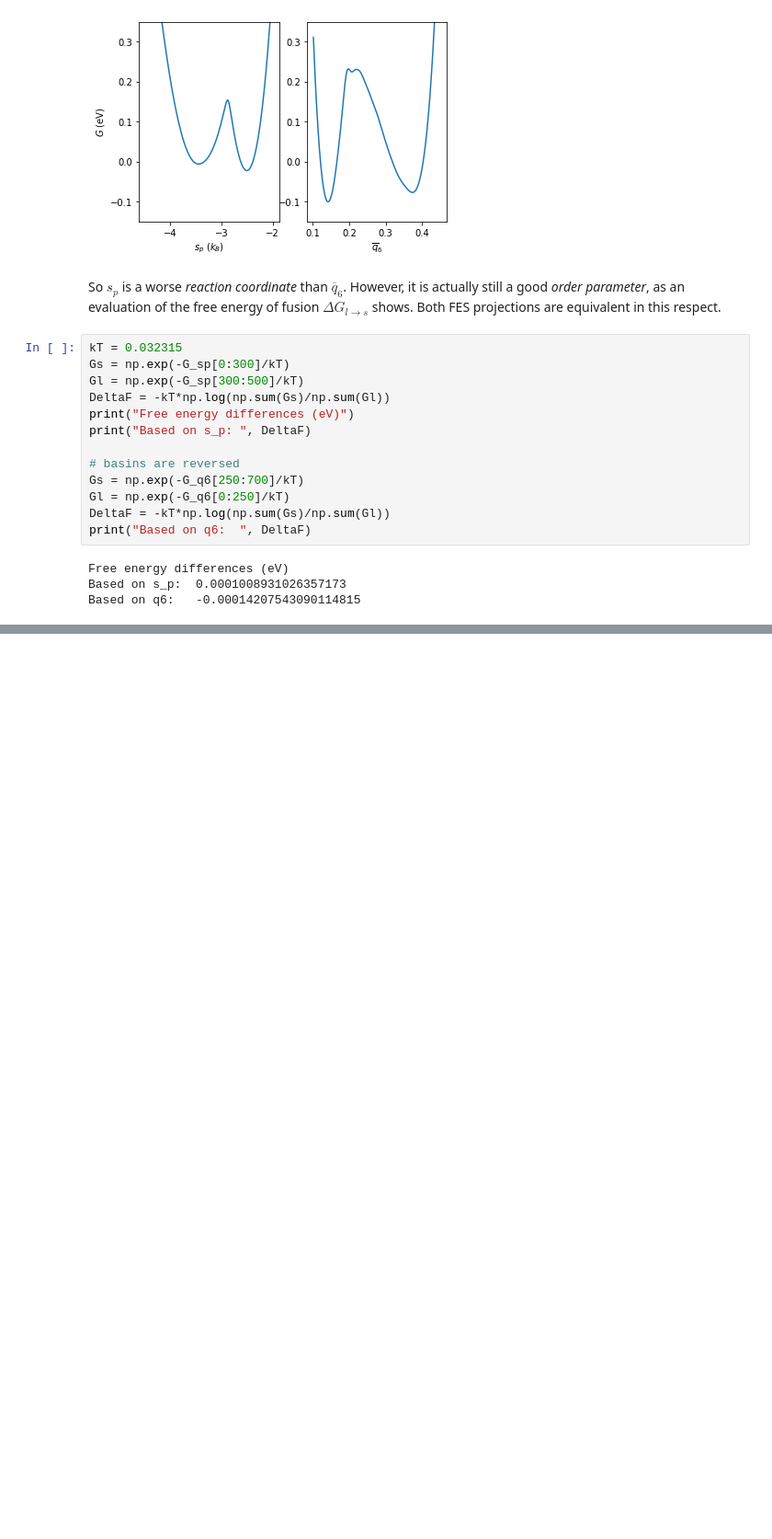
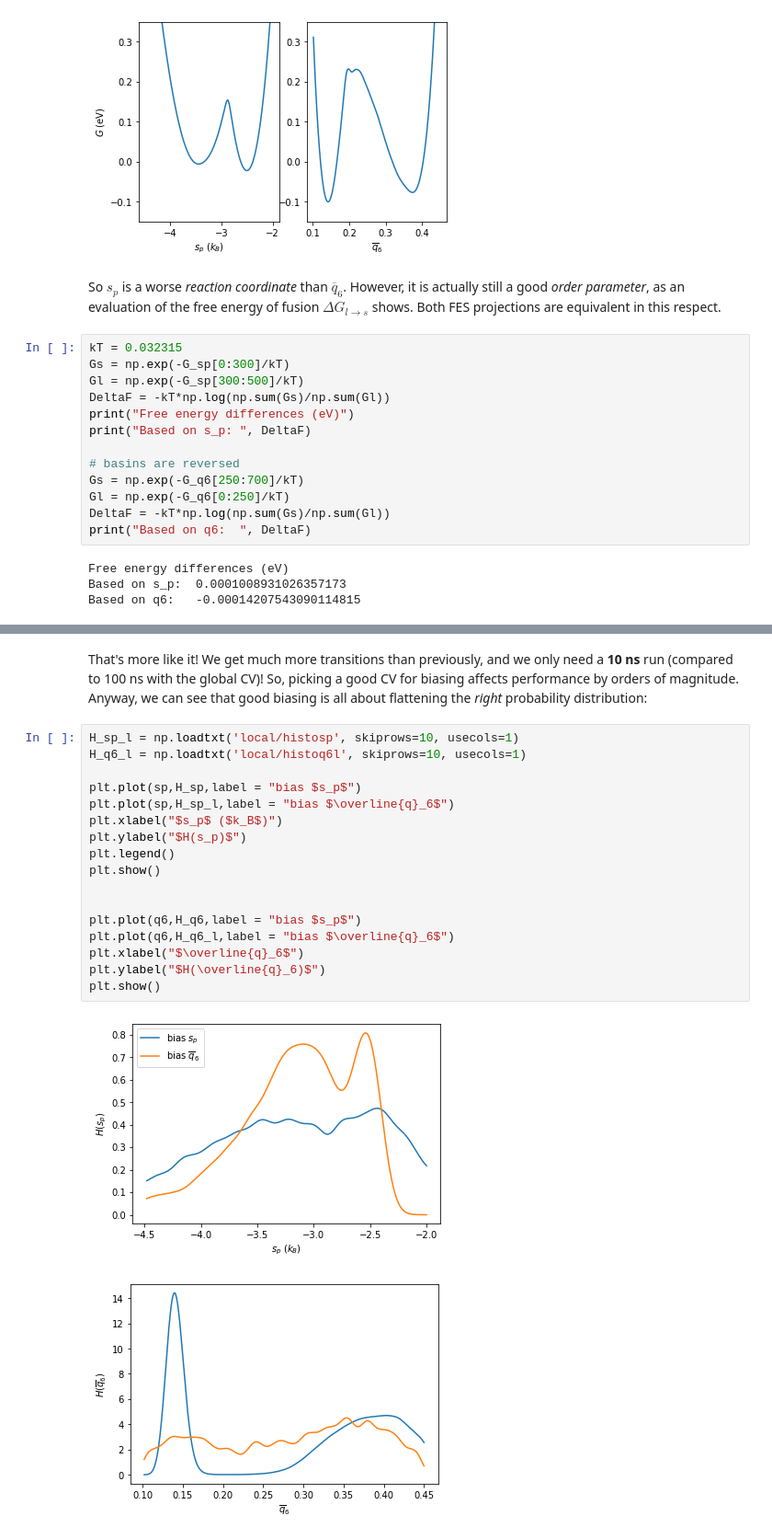
Before and after one commit to kbal/winterschool2021, a Jupyter notebook: example3/analysis.ipynb, the cells around one changed output, grey strips where cells are left out. Shown at 92% size. Drawn from its saved outputs; the diff is of its cells as text; blank space fills up the shorter version.

```diff
--- a/example3/analysis.ipynb
+++ b/example3/analysis.ipynb
@@ -99,0 +112,22 @@ Based on q6:   -0.00014207543090114815
+# %% [markdown]
+That's more like it! We get much more transitions than previously, and we only need a **10 ns** run (compared to 100 ns with the global CV)! So, picking a good CV for biasing affects performance by orders of magnitude. Anyway, we can see that good biasing is all about flattening the *right* probability distribution:
+# %%
+H_sp_l = np.loadtxt('local/histosp', skiprows=10, usecols=1)
+H_q6_l = np.loadtxt('local/histoq6l', skiprows=10, usecols=1)
+
+plt.plot(sp,H_sp,label = "bias $s_p$")
+plt.plot(sp,H_sp_l,label = "bias $\overline{q}_6$")
+plt.xlabel("$s_p$ ($k_B$)")
+plt.ylabel("$H(s_p)$")
+plt.legend()
+plt.show()
+
+
+plt.plot(q6,H_q6,label = "bias $s_p$")
+plt.plot(q6,H_q6_l,label = "bias $\overline{q}_6$")
+plt.xlabel("$\overline{q}_6$")
+plt.ylabel("$H(\overline{q}_6)$")
+plt.show()
+# %% [output]
+[figure, added]
+[figure, added]
```
Also changed, not shown: parts of 4 cells of this notebook, 12 other files.
